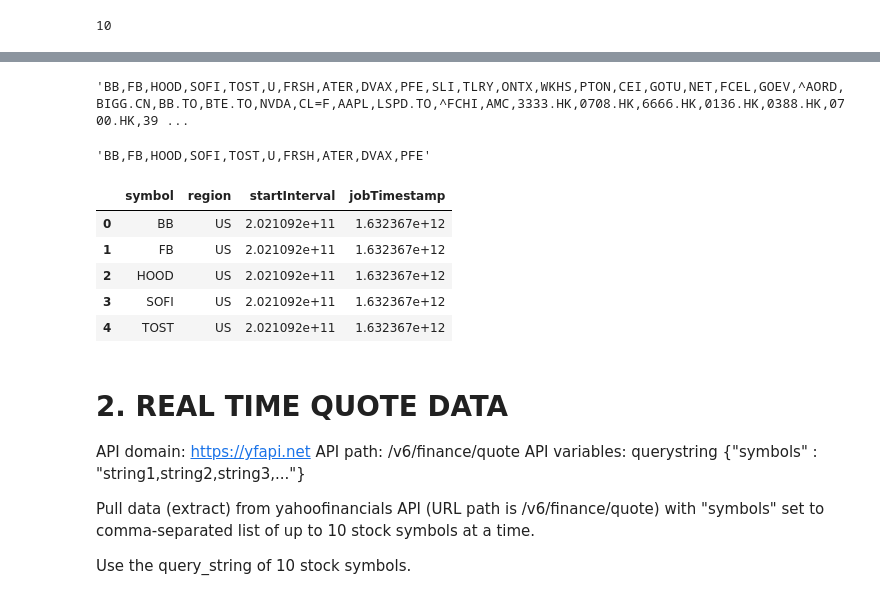
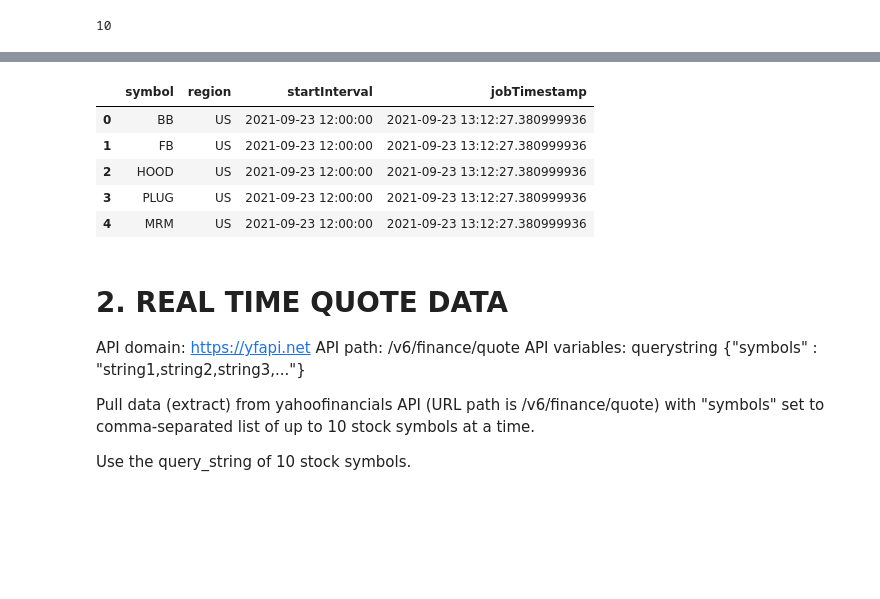
Before and after one commit to V-Villagomez/ETL-Stock-Trends, a Jupyter notebook: Notebooks/project2_yahoofinance.ipynb, the cells around one changed output, grey strips where cells are left out. Drawn from its saved outputs; the diff is of its cells as text; code cells hidden in the pictures; blank space fills up the shorter version.

```diff
--- a/Notebooks/project2_yahoofinance.ipynb
+++ b/Notebooks/project2_yahoofinance.ipynb
@@ -42,8 +42,8 @@ from config import username, password, host, port, database
 # %%
 # Start with an empty dataframe that will contain the results
 # trending_df = pd.DataFrame({'symbol': 'RM', 'region': 'RM', 'startInterval': 12, 'jobTimestamp': 13 }, index=['z'])
-financial_trends_df = pd.DataFrame({'symbol': [], 'region': [], 'startInterval': [], 'jobTimestamp': [] })
-financial_trends_df
+finance_trends_df = pd.DataFrame({'symbol': [], 'region': [], 'startInterval': [], 'jobTimestamp': [] })
+finance_trends_df
 # %% [output]
 |  | symbol | region | startInterval | jobTimestamp |
 # %%
@@ -69,6 +69,6 @@ for region in regions:
     response1_df['region'] = region
     response1_df['startInterval'] = response['finance']['result'][0]['startInterval']
     response1_df['jobTimestamp'] = response['finance']['result'][0]['jobTimestamp']
-    financial_trends_df = financial_trends_df.append(response1_df, ignore_index=True)
+    finance_trends_df = finance_trends_df.append(response1_df, ignore_index=True)
 # %%
 ## How many responses did we get?  10 regions
@@ -80,10 +80,9 @@ len(financial_trends_df['region'].unique())
 # %%
-# # Extraction of the timestamp, startInterval
-# from datetime import datetime
-# start_interval = response1_df['startInterval'].to_string()
-# job_timestamp = response1_df['jobTimestamp']
+from datetime import datetime
 
-# job_timestamp = pd.to_datetime(job_timestamp, unit='ms')
-# # start_interval = datetime.strptime(start_interval, '%Y%m%d%H%M')
-# start_interval, job_timestamp
+# Transform jobTimestamp into a date/time timestamp
+finance_trends_df['jobTimestamp'] = pd.to_datetime(finance_trends_df['jobTimestamp'], unit='ms')
+
+# Transform startInterval into a date/time format
+finance_trends_df['startInterval'] = pd.to_datetime(finance_trends_df['startInterval'], format='%Y%m%d%H%M')
 # %%
@@ -116,31 +115,12 @@ len(stock_list)
-# %%
-# The quote API query wants the list of symbols as a single comma separated string
-#  with no spaces.  Max is 10 per request.
-query_string=''
-for stock in stock_list:
-    query_string += f"{stock},"
-query_string = query_string.rstrip(',')
-query_string
-# %% [output]
-'BB,FB,HOOD,SOFI,TOST,U,FRSH,ATER,DVAX,PFE,SLI,TLRY,ONTX,WKHS,PTON,CEI,GOTU,NET,FCEL,GOEV,^AORD,BIGG.CN,BB.TO,BTE.TO,NVDA,CL=F,AAPL,LSPD.TO,^FCHI,AMC,3333.HK,0708.HK,6666.HK,0136.HK,0388.HK,0700.HK,39 ...
-# %%
-# For now, get the first 10 and run the quote API
-query_string=''
-for i in range(10):
-    query_string += f"{stock_list[i]},"
-query_string = query_string.rstrip(',')
-query_string
-# %% [output]
-'BB,FB,HOOD,SOFI,TOST,U,FRSH,ATER,DVAX,PFE'
 # %%
-financial_trends_df.head()
+finance_trends_df.head()
 # %% [output]
 |  | symbol | region | startInterval | jobTimestamp |
-| 0 | BB | US | 2.021092e+11 | 1.632367e+12 |
-| 1 | FB | US | 2.021092e+11 | 1.632367e+12 |
-| 2 | HOOD | US | 2.021092e+11 | 1.632367e+12 |
-| 3 | SOFI | US | 2.021092e+11 | 1.632367e+12 |
-| 4 | TOST | US | 2.021092e+11 | 1.632367e+12 |
+| 0 | BB | US | 2021-09-23 12:00:00 | 2021-09-23 13:12:27.380999936 |
+| 1 | FB | US | 2021-09-23 12:00:00 | 2021-09-23 13:12:27.380999936 |
+| 2 | HOOD | US | 2021-09-23 12:00:00 | 2021-09-23 13:12:27.380999936 |
+| 3 | PLUG | US | 2021-09-23 12:00:00 | 2021-09-23 13:12:27.380999936 |
+| 4 | MRM | US | 2021-09-23 12:00:00 | 2021-09-23 13:12:27.380999936 |
 # %% [markdown]
 # 2. REAL TIME QUOTE DATA
 
```
Also changed, not shown: parts of 24 cells of this notebook.
